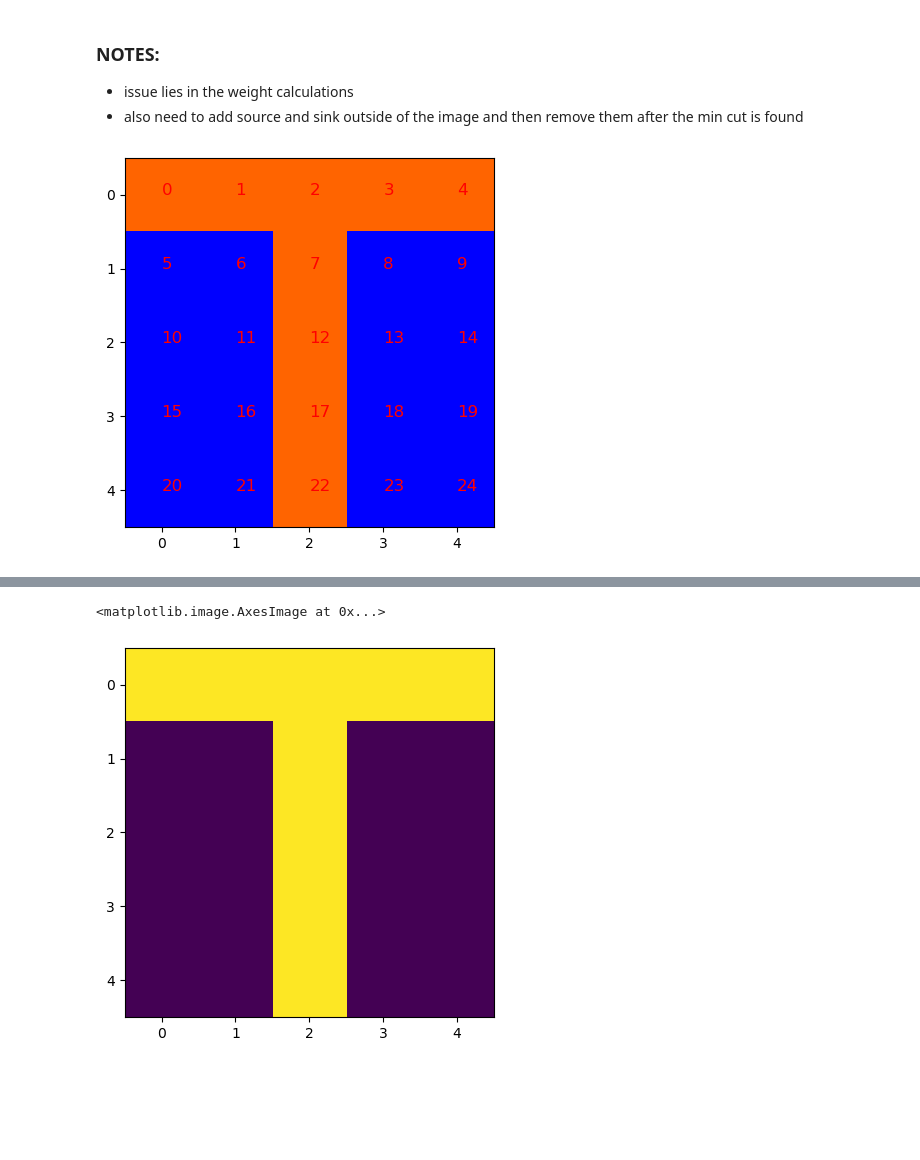
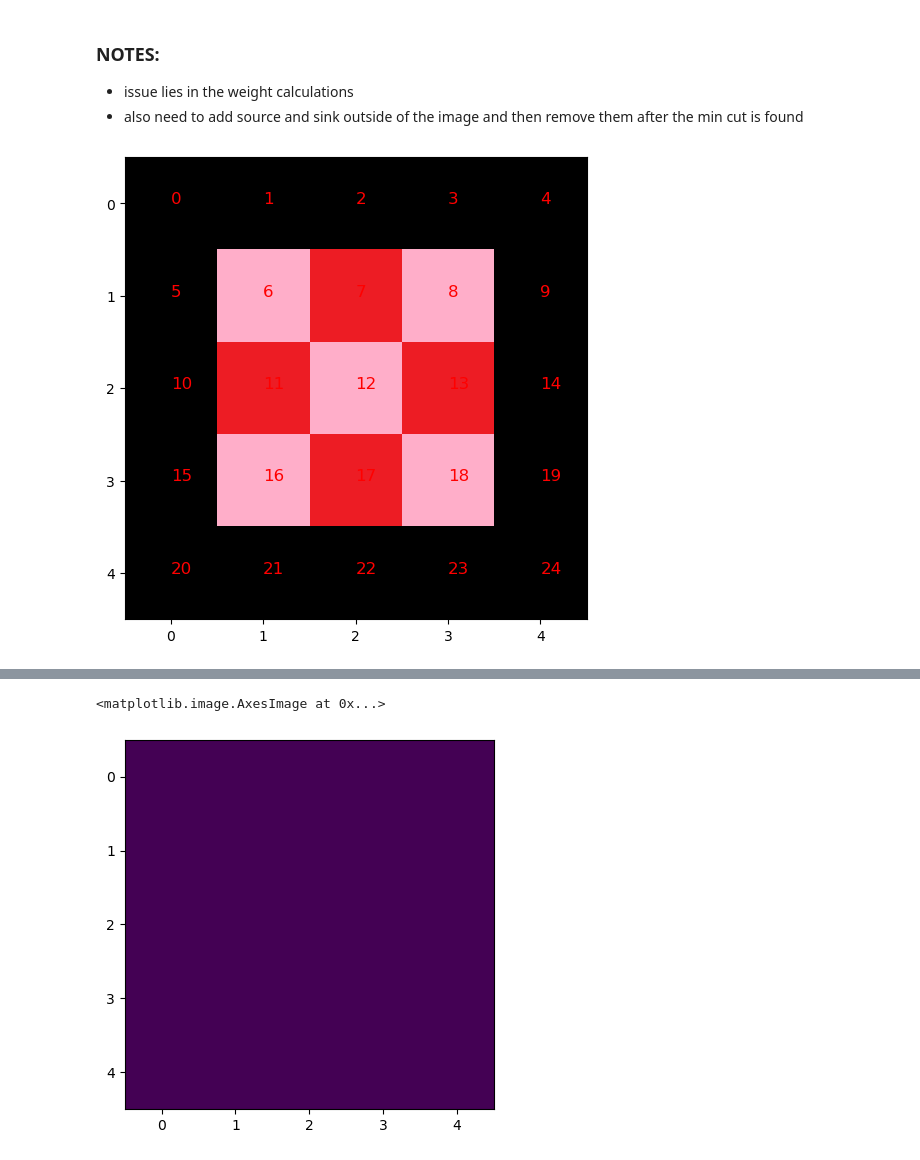
Before and after one commit to cake-dev/algo_stuff, a Jupyter notebook: Assignments/A2_FordFulkerson.ipynb, the cells around one changed output, grey strips where cells are left out. Drawn from its saved outputs; the diff is of its cells as text; code cells hidden in the pictures; blank space fills up the shorter version.

Commit message:
a2 not working for test images only fake np img

```diff
--- a/Assignments/A2_FordFulkerson.ipynb
+++ b/Assignments/A2_FordFulkerson.ipynb
@@ -126,4 +120,11 @@ pd.set_option('display.max_columns', 100)
 # %%
+# Imports
+import numpy as np
+import matplotlib.pyplot as plt
+import pandas as pd
+from PIL import Image
+pd.set_option('display.max_columns', 100)
+
 class SegmentationClass:
     def __init__(self):
         self.p0 = None
@@ -200,16 +201,16 @@ class SegmentationClass:
         parent = [-1] * len(graph)  # Array to store the path
         max_flow = 0  # Initial flow is 0
 
-        def bfs(rGraph, source, sink, parent):
+        def bfs(resid_graph, source, sink, parent):
             # Returns True if there is a path from source to sink
-            visited = [False] * len(rGraph)
+            visited = [False] * len(resid_graph)
             queue = []
             queue.append(source)
             visited[source] = True # Mark the source node as visited
 
             while queue: # Standard BFS Loop
                 u = queue.pop(0)
-                for ind, val in enumerate(rGraph[u]):
+                for ind, val in enumerate(resid_graph[u]):
                     if visited[ind] == False and val > 0:
                         queue.append(ind)
                         visited[ind] = True
@@ -218,26 +219,27 @@ class SegmentationClass:
             return visited[sink]
 
         while bfs(graph, source, sink, parent): # While there is a path from source to sink
+            # print('parent: ', parent)
             path_flow = float("Inf")
             s = sink
             while(s != source): # Find the minimum value in the path
                 path_flow = min(path_flow, graph[parent[s]][s])
-                s = parent[s]
+                s = parent[s] # Move to the parent node
 
-            max_flow += path_flow
+            max_flow += path_flow # Add path flow to overall flow
             v = sink
             while(v != source): # Update the residual capacities of the edges and reverse edges along the path
                 u = parent[v]
-                graph[u][v] -= path_flow
-                graph[v][u] += path_flow
-                v = parent[v]
+                graph[u][v] -= path_flow # Forward edge
+                graph[v][u] += path_flow # Backward edge
+                v = parent[v] # Move to the parent node
 
         # After finding the max flow, perform a DFS from source to find the min-cut
-        def dfs(rGraph, source, visited):
+        def dfs(resid_graph, source, visited):
             visited[source] = True
-            for i, val in enumerate(rGraph[source]):
+            for i, val in enumerate(resid_graph[source]):
                 if not visited[i] and val > 0:
-                    dfs(rGraph, i, visited)
+                    dfs(resid_graph, i, visited)
 
         visited = [False] * len(graph)
         dfs(graph, source, visited)
@@ -252,47 +254,60 @@ class SegmentationClass:
     def segment_image(self, I):
         # This method should implement the segmentation logic using Ford-Fulkerson algorithm.
         # We want to find the minimum cut in the graph constructed from the image
         N = I.shape[0]
         # Construct the adjacency matrix of the graph
         A = self.construct_adjacency_matrix(I)
 
         # Run Ford-Fulkerson algorithm to find the minimum cut
         max_flow, min_cut = self.ford_fulkerson(A, N * N, N * N + 1) # Source and sink are the last two nodes
         print('Max flow: ', max_flow)
         print('Min cut: ', min_cut)
 
         # Create a mask for the pixels in the foreground
         mask = np.zeros((N, N))
         for i in range(N):
             for j in range(N):
                 if self.idx((i, j), N) in min_cut:
                     mask[i][j] = 1 # Foreground
 
         return mask
 
 
+# load image into numpy array with pillow
+
+image = Image.open('../data/img/TestPics/test_Img_5.png')
+image = np.asarray(image)
+# keep only the first 3 channels (RGB)
+image = image[:, :, :3]
+
+# I = np.random.randint(0, 256, (5, 5, 3))  # Example image
+# # 5x5 image, orange T shape, blue background
+# image = np.array([[[255, 100, 0], [255, 100, 0], [255, 100, 0], [255, 100, 0], [255, 100, 0]],
+#               [[0, 0, 255], [0, 0, 255], [255, 100, 0], [0, 0, 255], [0, 0, 255]],
+#               [[0, 0, 255], [0, 0, 255], [255, 100, 0], [0, 0, 255], [0, 0, 255]],
+#               [[0, 0, 255], [0, 0, 255], [255, 100, 0], [0, 0, 255], [0, 0, 255]],
+#               [[0, 0, 255], [0, 0, 255], [255, 100, 0], [0, 0, 255], [0, 0, 255]]])
+
+# show the image, with labels in each pixel (ordered 0 to N^2)
+plt.imshow(image)
+for i in range(image.shape[0]):
+    for j in range(image.shape[1]):
+        plt.text(j, i, str(i * image.shape[0] + j), color='r', fontsize=12)
+# make fig bigger
+fig = plt.gcf()
+fig.set_size_inches(6, 6)
+plt.show()
+
+
 # Example usage
 obj = SegmentationClass()
-obj.set_hyperparameters(p0=10, x_a=[0, 2], x_b=[1, 0])
-I = np.random.randint(0, 256, (5, 5, 3))  # Example image
-# # 5x5 image, orange T shape, blue background
-I = np.array([[[255, 100, 0], [255, 100, 0], [255, 100, 0], [255, 100, 0], [255, 100, 0]],
-              [[0, 0, 255], [0, 0, 255], [255, 100, 0], [0, 0, 255], [0, 0, 255]],
-              [[0, 0, 255], [0, 0, 255], [255, 100, 0], [0, 0, 255], [0, 0, 255]],
-              [[0, 0, 255], [0, 0, 255], [255, 100, 0], [0, 0, 255], [0, 0, 255]],
-              [[0, 0, 255], [0, 0, 255], [255, 100, 0], [0, 0, 255], [0, 0, 255]]])
-A = obj.construct_adjacency_matrix(I)
+obj.set_hyperparameters(p0=10, x_a=[1, 0], x_b=[1, 2])
 
-# show the image, with labels in each pixel (ordered 0 to N^2)
-plt.imshow(I)
-for i in range(I.shape[0]):
-    for j in range(I.shape[1]):
-        plt.text(j, i, str(i * I.shape[0] + j), color='r', fontsize=12)
-plt.show()
+# A = obj.construct_adjacency_matrix(image)
 
-segmenting_mask = obj.segment_image(I)
+segmenting_mask = obj.segment_image(image)
 
 # show the segmented image
 plt.imshow(segmenting_mask)
 # %% [output]
-[figure, old version]
+[figure, new version]
@@ -301,3 +316,3 @@ Min cut:  [0, 1, 2, 3, 4, 7, 12, 17, 22, 25]
 <matplotlib.image.AxesImage at 0x...>
-[figure, old version]
+[figure, new version]
 # %%
```
Also changed, not shown: parts of 4 cells of this notebook, 6 other files.
